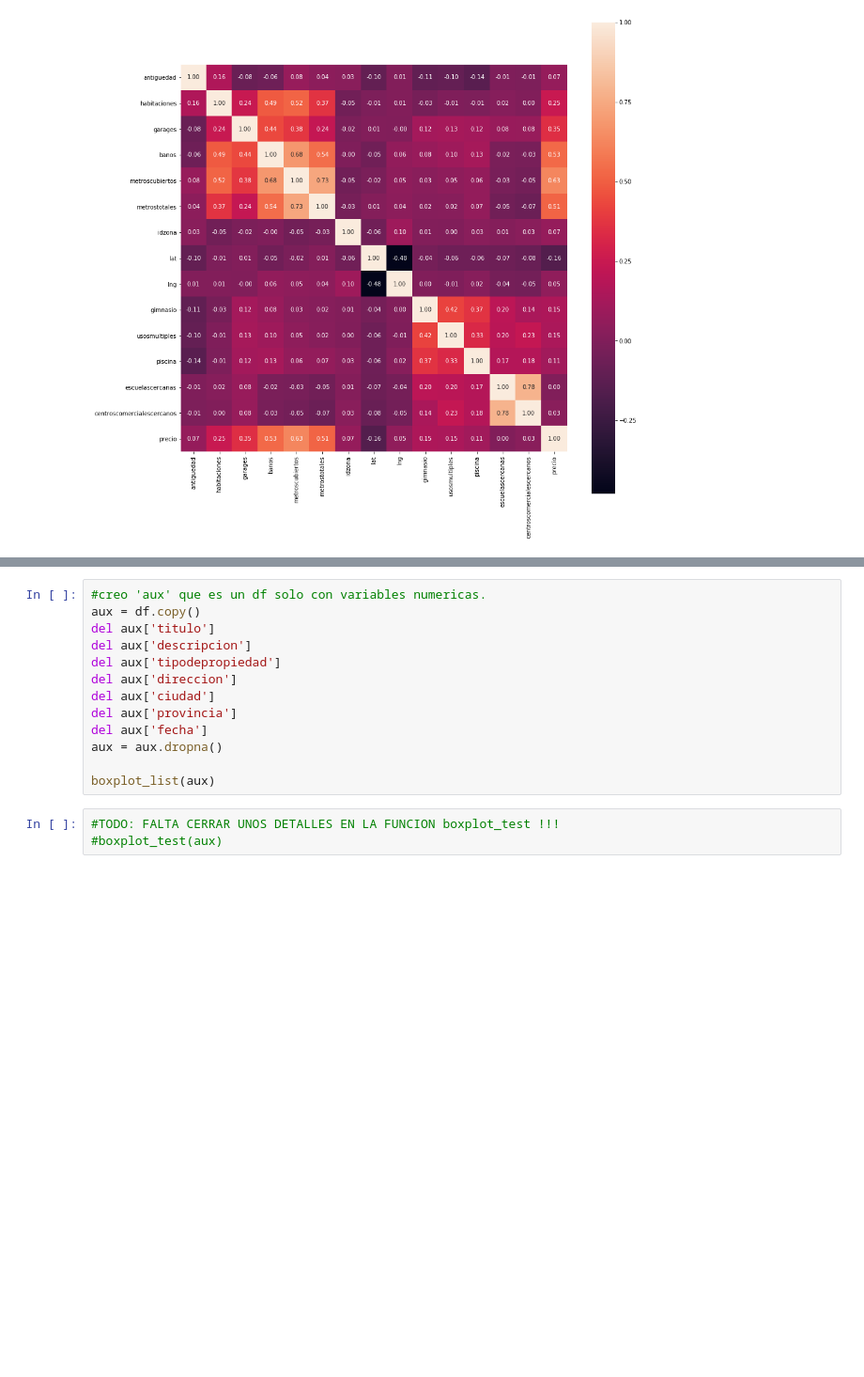
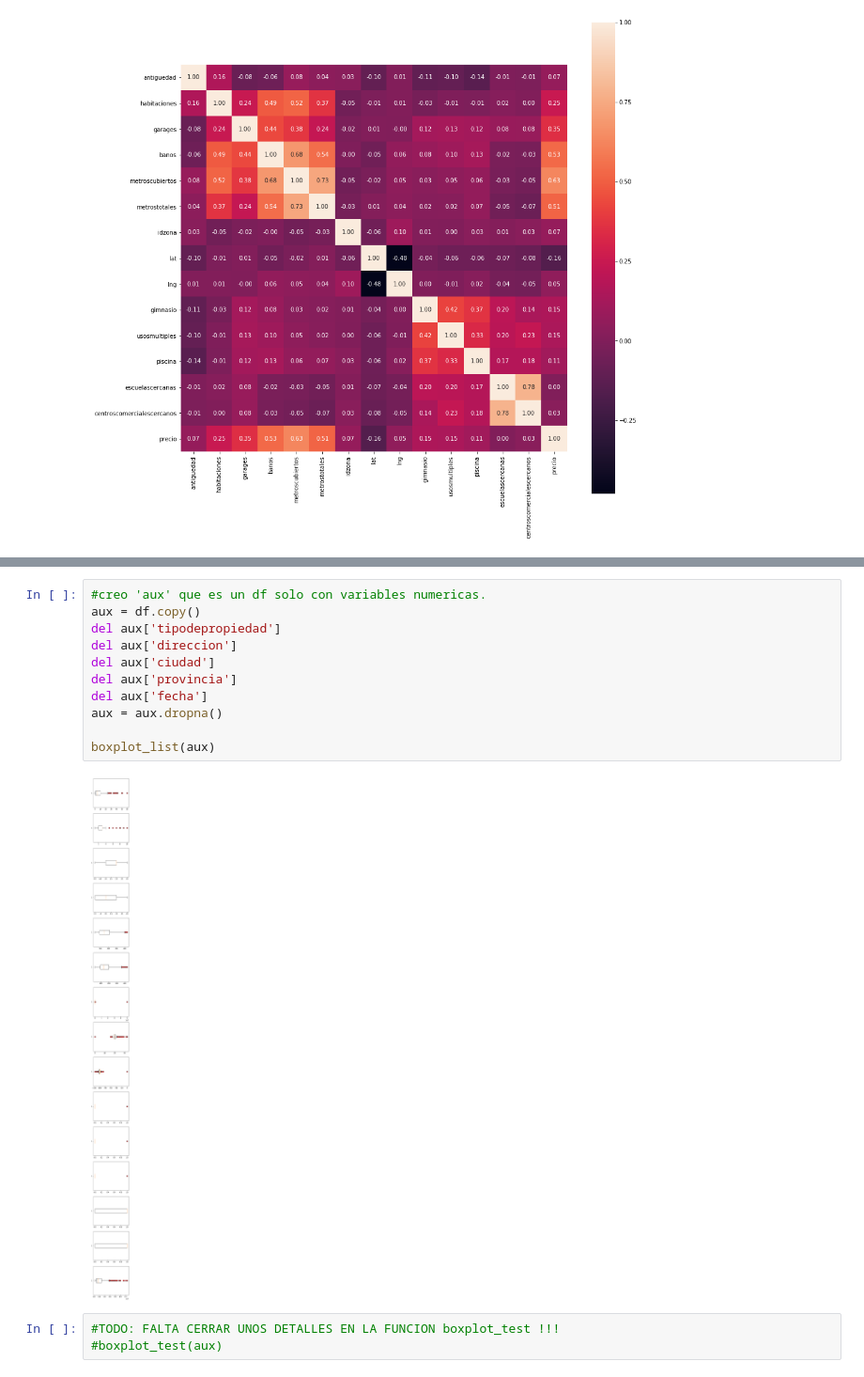
Before and after one commit to nbuzzano/7506-zonaprop, a Jupyter notebook: zonaprop-data-analysis.ipynb, the cells around one changed output, grey strips where cells are left out. Shown at 94% size. Drawn from its saved outputs; the diff is of its cells as text; blank space fills up the shorter version.

```diff
--- a/zonaprop-data-analysis.ipynb
+++ b/zonaprop-data-analysis.ipynb
@@ -286,16 +311,16 @@ scatter_list(df_corr, fixed_column)
 # %%
 #creo 'aux' que es un df solo con variables numericas.
 aux = df.copy()
-del aux['titulo']
-del aux['descripcion']
 del aux['tipodepropiedad']
 del aux['direccion']
 del aux['ciudad']
 del aux['provincia']
 del aux['fecha']
 aux = aux.dropna()
 
 boxplot_list(aux)
+# %% [output]
+[figure, added]
 # %%
 #TODO: FALTA CERRAR UNOS DETALLES EN LA FUNCION boxplot_test !!!
 #boxplot_test(aux)
```
Also changed, not shown: parts of 7 cells of this notebook.
